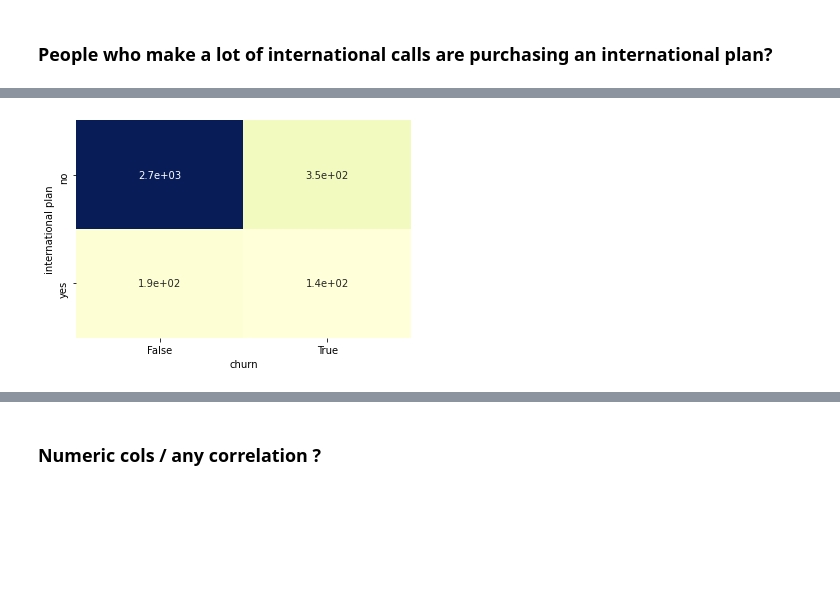
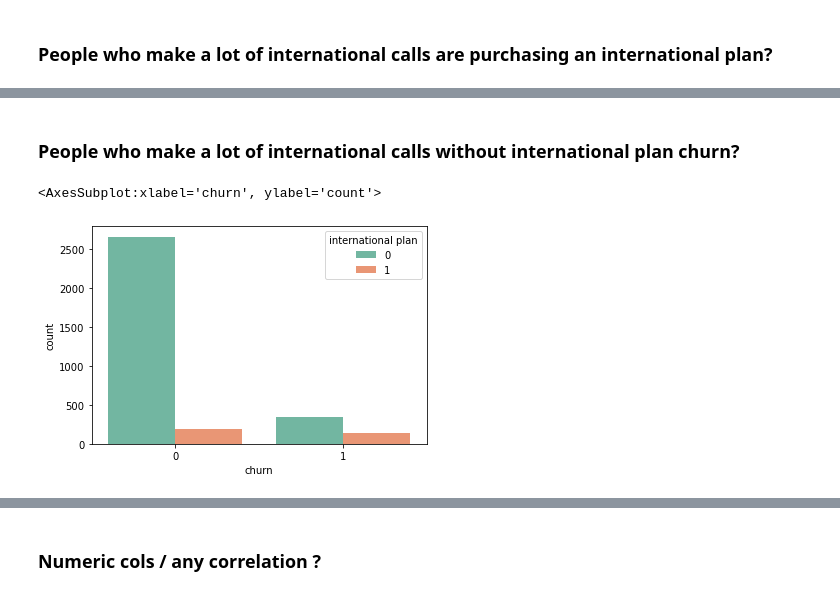
Before and after one commit to MellissaValle/CustomerChurn, a Jupyter notebook: notebooks/Mellissa/Project_3_Mellissa.ipynb, the cells around one changed output, grey strips where cells are left out. Cells and saved outputs as stored; diff of their text form; code cells hidden in the pictures; blank space fills up the shorter version.

```diff
--- a/notebooks/Mellissa/Project_3_Mellissa.ipynb
+++ b/notebooks/Mellissa/Project_3_Mellissa.ipynb
@@ -189,9 +294,10 @@ sns.countplot(y='total intl calls',
-# %%
-sns.heatmap(pd.crosstab(df['international plan'],
-                        df['churn']),
-                        cmap="YlGnBu",
-                        annot=True,
-                        cbar=False,
-                        );
-# %% [output]
-[figure, removed]
+# %% [markdown]
+### People who make a lot of international calls without international plan churn?
+# %%
+sns.countplot(x='churn',
+              hue='international plan',
+              data=df,
+              palette= "Set2")
+# %% [output]
+<AxesSubplot:xlabel='churn', ylabel='count'>
+[figure, added]
```
Also changed, not shown: parts of 71 cells of this notebook.
